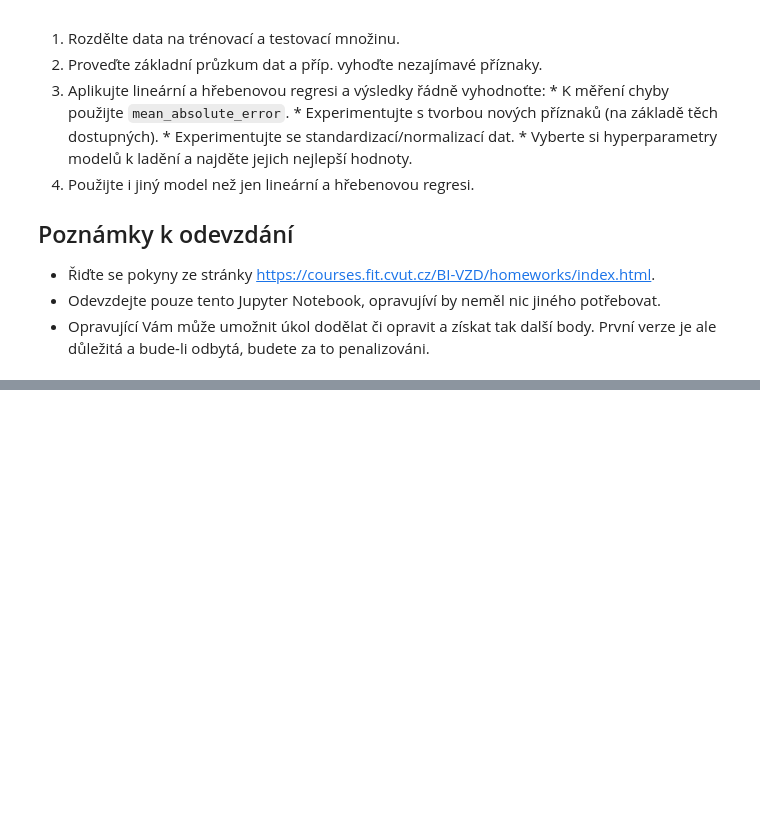
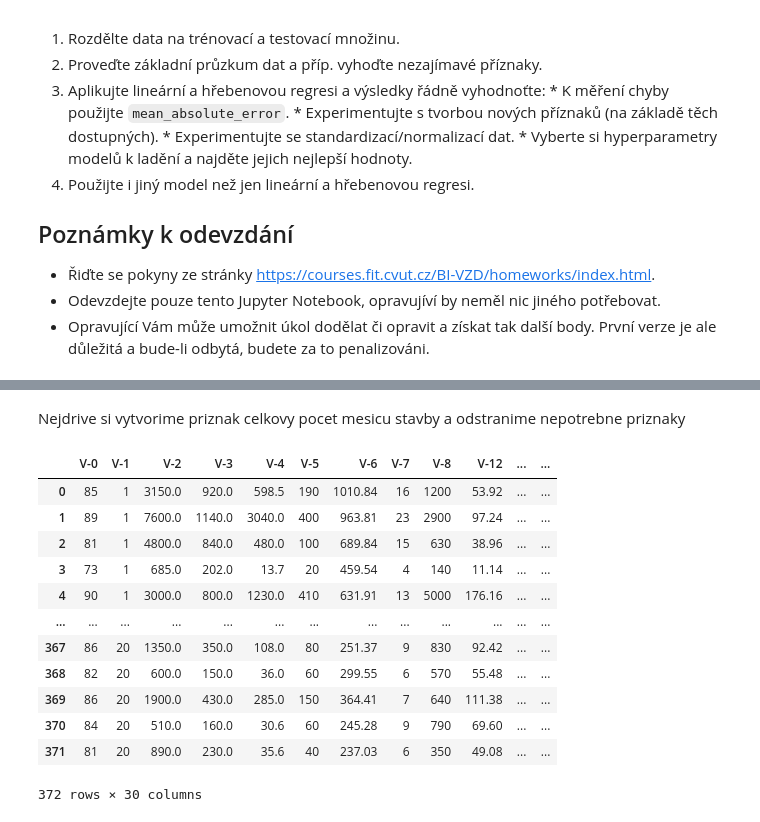
Before and after one commit to draessld/Data_Mining_Algorithms_2019, a Jupyter notebook: 04/homework_04_B191.ipynb, the cells around one changed output, grey strips where cells are left out. Saved outputs shown, nothing was run; the diff lists cells and outputs as text; code cells hidden in the pictures; blank space fills up the shorter version.

```diff
--- a/04/homework_04_B191.ipynb
+++ b/04/homework_04_B191.ipynb
@@ -34,3 +49,5 @@ import pandas as pd
 # %%
-data = pd.read_excel('Residential-Building-Data-Set.xlsx',list='Data')
-display(data)
+data = pd.read_excel('Residential-Building-Data-Set.xlsx',list='Data',skiprows=1)
+
+SalePrice_Y=data[['V-9']]       #   predikovana hodnota pro prvni model
+CostPrice_Y=data[['V-10']]     #   predikovana hodnota pro druhy model
@@ -50,0 +54,36 @@ display(data)
+# %% [markdown]
+Nejdrive si vytvorime priznak celkovy pocet mesicu stavby a odstranime nepotrebne priznaky
+# %%
+data['V-30']=(data['COMPLETION YEAR']-data['START YEAR'])*4+(data['COMPLETION QUARTER']-data['START QUARTER'])  #   pocet ctvrtleti, delka doby stavby
+#   ponechame pouze rok dokonceni
+#   pocet vydanych stavebnich povoleni(V-11) mi prijde zbytecny priznak
+#   odstranime i predikovane hodnoty
+to_drop = ['START YEAR','COMPLETION QUARTER','START QUARTER','V-11']
+
+#   data za prubeh 5ti let zprumerujeme, ostatni vyhodime
+for i in range(18):
+    x=11+i
+    row = data[['V-'+str(x),'V-'+str(x)+'.1','V-'+str(x)+'.2','V-'+str(x)+'.3','V-'+str(x)+'.4']]
+    data['V-'+str(x)] = row.mean(axis=1)
+
+for i, _ in data.iteritems():
+    if '.' in i:
+        to_drop.append(i)
+
+data = data.drop(columns=to_drop)
+data = data.rename(columns={'COMPLETION YEAR':'V-0'})
+display(data)
+# %% [output]
+|  | V-0 | V-1 | V-2 | V-3 | V-4 | V-5 | V-6 | V-7 | V-8 | V-12 | ... | ... |
+| 0 | 85 | 1 | 3150.0 | 920.0 | 598.5 | 190 | 1010.84 | 16 | 1200 | 53.92 | ... | ... |
+| 1 | 89 | 1 | 7600.0 | 1140.0 | 3040.0 | 400 | 963.81 | 23 | 2900 | 97.24 | ... | ... |
+| 2 | 81 | 1 | 4800.0 | 840.0 | 480.0 | 100 | 689.84 | 15 | 630 | 38.96 | ... | ... |
+| 3 | 73 | 1 | 685.0 | 202.0 | 13.7 | 20 | 459.54 | 4 | 140 | 11.14 | ... | ... |
+| 4 | 90 | 1 | 3000.0 | 800.0 | 1230.0 | 410 | 631.91 | 13 | 5000 | 176.16 | ... | ... |
+| ... | ... | ... | ... | ... | ... | ... | ... | ... | ... | ... | ... | ... |
+| 367 | 86 | 20 | 1350.0 | 350.0 | 108.0 | 80 | 251.37 | 9 | 830 | 92.42 | ... | ... |
+| 368 | 82 | 20 | 600.0 | 150.0 | 36.0 | 60 | 299.55 | 6 | 570 | 55.48 | ... | ... |
+| 369 | 86 | 20 | 1900.0 | 430.0 | 285.0 | 150 | 364.41 | 7 | 640 | 111.38 | ... | ... |
+| 370 | 84 | 20 | 510.0 | 160.0 | 30.6 | 60 | 245.28 | 9 | 790 | 69.60 | ... | ... |
+| 371 | 81 | 20 | 890.0 | 230.0 | 35.6 | 40 | 237.03 | 6 | 350 | 49.08 | ... | ... |
+372 rows × 30 columns
```
Also changed, not shown: parts of 16 cells of this notebook, 3 other files.
